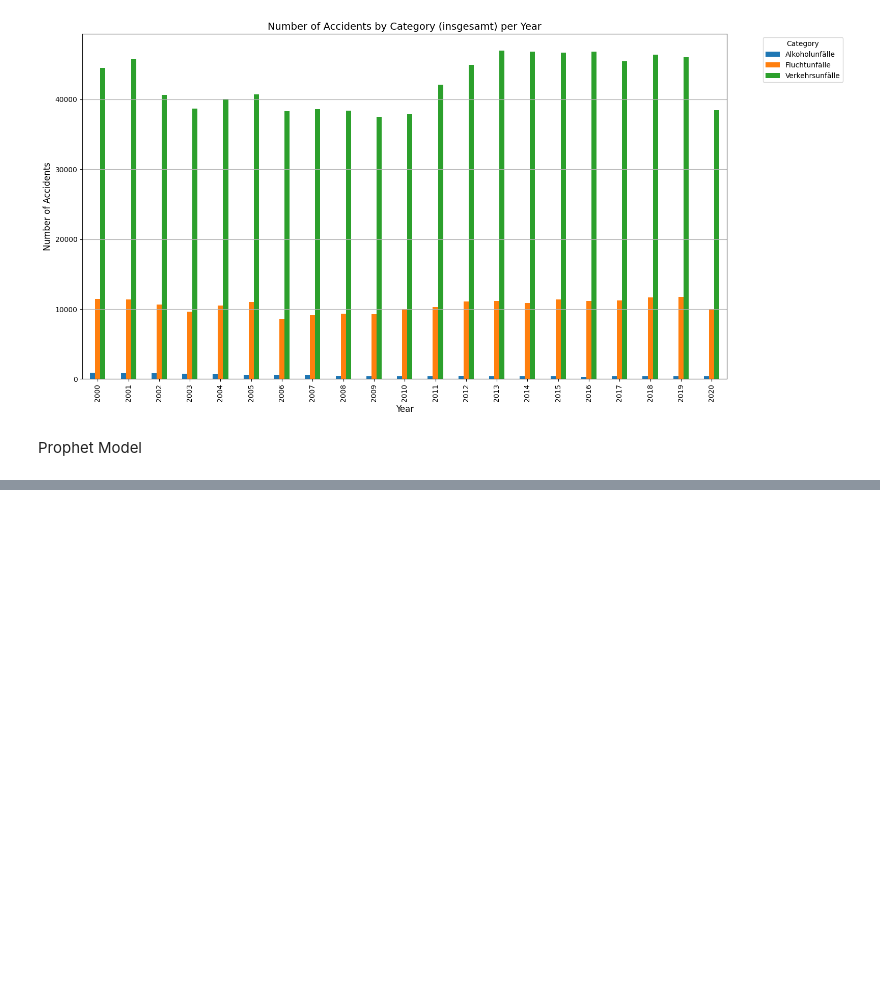
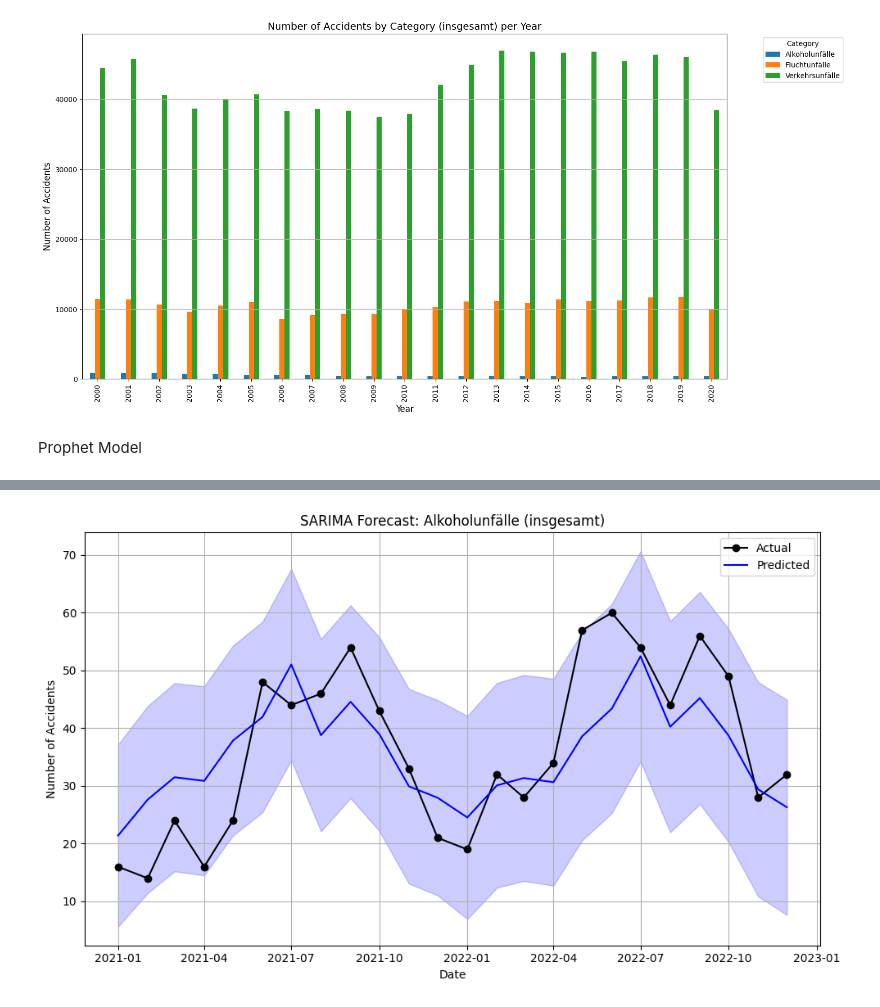
Before and after one commit to RakhiNair/AI_Challenge, a Jupyter notebook: AI_Prediction_Model.ipynb, the cells around one changed output, grey strips where cells are left out. Drawn from its saved outputs; the diff is of its cells as text; code cells hidden in the pictures; blank space fills up the shorter version.

Commit message:
Forecasting using SARIMA

```diff
--- a/AI_Prediction_Model.ipynb
+++ b/AI_Prediction_Model.ipynb
@@ -199,0 +202,87 @@ RMSE: 339.59
+# %%
+from statsmodels.tsa.statespace.sarimax import SARIMAX
+
+# Make copies and clean up date format
+train_data = train_df.copy()
+test_data = test_df.copy()
+
+# Turn 'MONAT' into a proper date and rename 'WERT' to 'y'
+train_data['ds'] = pd.to_datetime(train_data['MONAT'].astype(str), format='%Y%m')
+test_data['ds'] = pd.to_datetime(test_data['MONAT'].astype(str), format='%Y%m')
+train_data.rename(columns={'WERT': 'y'}, inplace=True)
+test_data.rename(columns={'WERT': 'y'}, inplace=True)
+
+# Loop through each accident category
+for category in train_data['MONATSZAHL'].unique():
+    print(f"\n Forecasting for Category: {category}")
+
+    train_filtered = train_data[
+        (train_data['MONATSZAHL'] == category) &
+        (train_data['AUSPRAEGUNG'] == 'insgesamt')
+    ].sort_values('ds')
+
+    test_filtered = test_data[
+        (test_data['MONATSZAHL'] == category) &
+        (test_data['AUSPRAEGUNG'] == 'insgesamt')
+    ].sort_values('ds')
+
+    # Set date as index and extract the values to forecast
+    train_series = train_filtered.set_index('ds')['y']
+    test_series = test_filtered.set_index('ds')['y']
+
+    # Train SARIMA model
+    model = SARIMAX(train_series, order=(1, 1, 1), seasonal_order=(1, 1, 1, 12),
+                    enforce_stationarity=False, enforce_invertibility=False)
+    sarima_result = model.fit(disp=False)
+
+    #  Predict on the test period
+    forecast = sarima_result.get_forecast(steps=len(test_series))
+    predicted_values = forecast.predicted_mean
+    confidence_interval = forecast.conf_int()
+
+    # Actual and predicted values together for comparison
+    combined = test_filtered[['ds', 'y']].copy()
+    combined['yhat'] = predicted_values.values
+    combined['yhat_lower'] = confidence_interval.iloc[:, 0].values
+    combined['yhat_upper'] = confidence_interval.iloc[:, 1].values
+
+    # Remove rows where data is missing
+    combined.dropna(subset=['y', 'yhat'], inplace=True)
+
+    # Calculate and print RMSE
+    rmse = np.sqrt(mean_squared_error(combined['y'], combined['yhat']))
+    print(f" RMSE: {rmse:.2f}")
+
+    # Show prediction for a specific date
+    selected_category = 'Alkoholunfälle'
+    selected_year = '2021'
+    selected_month = '01'
+    target_date = pd.to_datetime(f"{selected_year}-{selected_month}")
+
+    if category == selected_category:
+        row = combined[combined['ds'] == target_date]
+        if not row.empty:
+            print(f"\n Prediction for {selected_category} on {target_date.date()}:")
+            print(f"Actual: {row['y'].values[0]}")
+            print(f"Predicted: {row['yhat'].values[0]:.2f}")
+            print(f"95% Confidence Interval: [{row['yhat_lower'].values[0]:.2f}, {row['yhat_upper'].values[0]:.2f}]")
+
+        # Save this model
+        model_filename = f"sarima_model_{category.replace(' ', '_').replace('/', '_')}.pkl"
+        with open(model_filename, 'wb') as f:
+            pickle.dump(sarima_result, f)
+        print(f"Model saved as '{model_filename}'")
+
+    # Plot actual vs predicted values
+    plt.figure(figsize=(10, 6))
+    plt.plot(combined['ds'], combined['y'], label='Actual', marker='o', color='black')
+    plt.plot(combined['ds'], combined['yhat'], label='Predicted', color='blue')
+    plt.fill_between(combined['ds'], combined['yhat_lower'], combined['yhat_upper'], color='blue', alpha=0.2)
+    plt.title(f"SARIMA Forecast: {category} (insgesamt)")
+    plt.xlabel('Date')
+    plt.ylabel('Number of Accidents')
+    plt.legend()
+    plt.grid(True)
+    plt.tight_layout()
+    plt.show()
+# %% [output]
@@ -199,0 +297 @@ RMSE: 339.59
+[figure, added]
```
Also changed, not shown: parts of 3 cells of this notebook, 2 other files.
